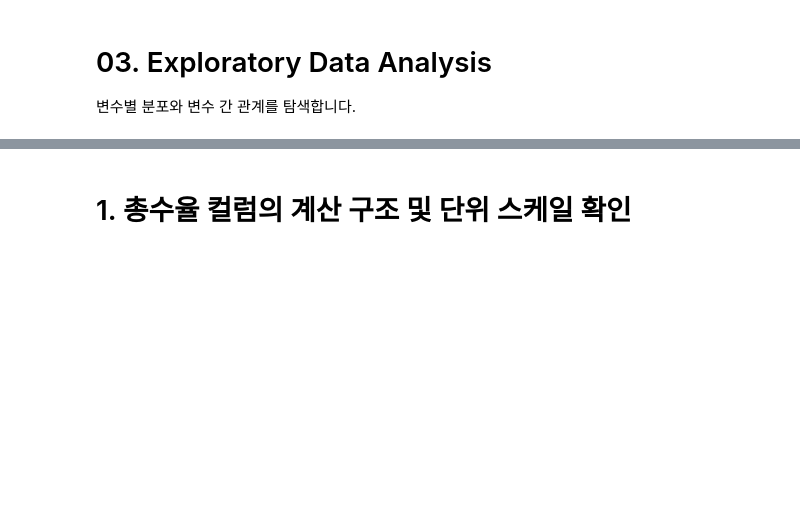
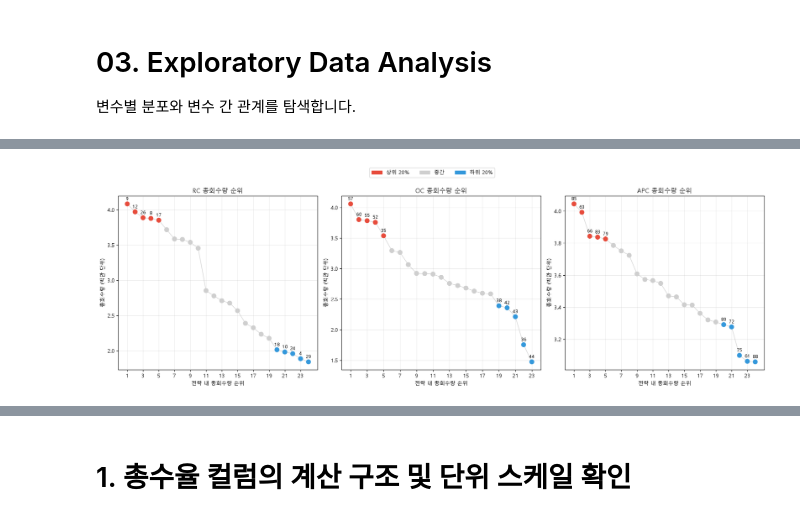
Before and after one commit to ehdgur0204-cpu/penicillin-process-analysis, a Jupyter notebook: notebooks/03_eda.ipynb, the cells around one changed output, grey strips where cells are left out. Cells and saved outputs as stored; diff of their text form; code cells hidden in the pictures; blank space fills up the shorter version.

```diff
--- a/notebooks/03_eda.ipynb
+++ b/notebooks/03_eda.ipynb
@@ -92,0 +435,95 @@ Name: Time (h), dtype: float64
+# %%
+from matplotlib.patches import Patch
+
+# 선정 구분별 색상
+color_map = {
+    '상위 20%': '#E74C3C',  # 빨간색
+    '중간': '#CFCFCF',      # 회색
+    '하위 20%': '#3498DB'   # 파란색
+}
+
+# RC·OC·APC 그래프를 각각 생성
+fig, axes = plt.subplots(
+    1, 3,
+    figsize=(18, 6)
+)
+
+for ax, strategy in zip(axes, target_strategies):
+
+    # 해당 전략을 총회수량 순위대로 정렬
+    plot_df = (
+        ranking_df[
+            ranking_df['Strategy'] == strategy
+        ]
+        .sort_values('총회수량_순위')
+        .copy()
+    )
+
+    # 그래프에서 읽기 쉽게 백만 단위로 변환
+    plot_df['총회수량_백만'] = (
+        plot_df['총회수량'] / 1_000_000
+    )
+
+    # 순위에 따른 총회수량 흐름 표시
+    ax.plot(
+        plot_df['총회수량_순위'],
+        plot_df['총회수량_백만'],
+        color='lightgray',
+        linewidth=1,
+        zorder=1
+    )
+
+    # 상위·중간·하위 구분에 따라 점 색상 지정
+    point_colors = plot_df['선정구분'].map(color_map)
+
+    ax.scatter(
+        plot_df['총회수량_순위'],
+        plot_df['총회수량_백만'],
+        c=point_colors,
+        s=70,
+        zorder=2
+    )
+
+    # 상위·하위 20% 배치에만 Batch_ID 표시
+    selected_df = plot_df[
+        plot_df['선정구분'] != '중간'
+    ]
+
+    for _, row in selected_df.iterrows():
+        ax.annotate(
+            str(int(row[batch_col])),
+            (
+                row['총회수량_순위'],
+                row['총회수량_백만']
+            ),
+            xytext=(0, 7),
+            textcoords='offset points',
+            ha='center',
+            fontsize=9
+        )
+
+    ax.set_title(f'{strategy} 총회수량 순위')
+    ax.set_xlabel('전략 내 총회수량 순위')
+    ax.set_ylabel('총회수량 (백만 단위)')
+    ax.set_xticks(
+        range(1, len(plot_df) + 1, 2)
+    )
+    ax.grid(alpha=0.25)
+
+# 공통 범례
+legend_items = [
+    Patch(color='#E74C3C', label='상위 20%'),
+    Patch(color='#CFCFCF', label='중간'),
+    Patch(color='#3498DB', label='하위 20%')
+]
+
+fig.legend(
+    handles=legend_items,
+    loc='upper center',
+    ncol=3
+)
+
+plt.tight_layout(rect=[0, 0, 1, 0.93])
+plt.show()
+# %% [output]
+[figure, added]
```
Also changed, not shown: parts of 27 cells of this notebook, 1 other file.
